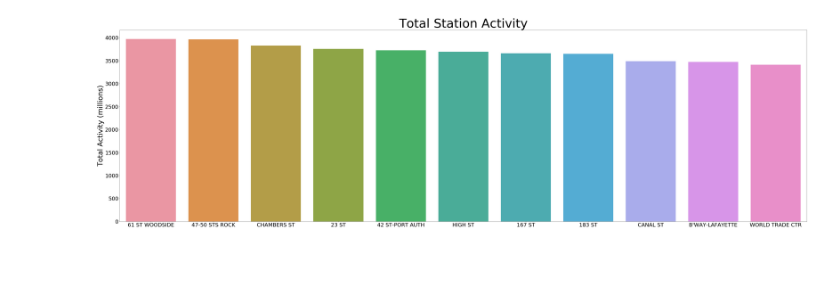
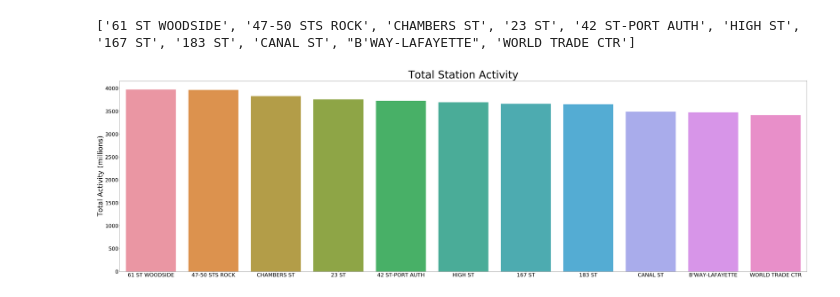
Before and after one commit to Ydu/Project_Benson, a Jupyter notebook: july 06 2019 sample analysis.ipynb, the cells around one changed output. Saved outputs shown, nothing was run; the diff lists cells and outputs as text; code cells hidden in the pictures; blank space fills up the shorter version.

```diff
--- a/july 06 2019 sample analysis.ipynb
+++ b/july 06 2019 sample analysis.ipynb
@@ -35,13 +35,21 @@ max_turnstile_col
+# %%
+### top stations with the most activity
+station_activity = MTA_turnstile_sample_data_190706.groupby("STATION", as_index = False)[["TURNSTILE_PASSES"]].max()
+station_activity = station_activity.sort_values("TURNSTILE_PASSES", ascending = False)
+
+n = 11 # get 1-n stations
+station_activity_condensed = station_activity.iloc[0:n]
+top_stations = [station for station in station_activity["STATION"]]
+print(top_stations[0:n])
+# %% [output]
+['61 ST WOODSIDE', '47-50 STS ROCK', 'CHAMBERS ST', '23 ST', '42 ST-PORT AUTH', 'HIGH ST', '167 ST', '183 ST', 'CANAL ST', "B'WAY-LAFAYETTE", 'WORLD TRADE CTR']
 # %%
-### top 10 stations with the most activity
-station_activity = MTA_turnstile_sample_data_190706.groupby("STATION", as_index = False)[["TURNSTILE_PASSES"]].max()
-station_activity = station_activity.sort_values("TURNSTILE_PASSES", ascending = False)
-station_activity_condensed = station_activity.iloc[0:11]
+### plot the top n-1 stations with the most activity
 plt.figure(figsize=(70, 20))
 activity_plot = sns.barplot(x = "STATION", y = "TURNSTILE_PASSES", data = station_activity_condensed);
-activity_plot.axes.set_title("Total Station Activity",fontsize=70)
+activity_plot.axes.set_title("Total Station Activity",fontsize=60)
 activity_plot.set_xlabel(None);
 activity_plot.set_ylabel("Total Activity (millions)",fontsize=40);
 activity_plot.tick_params(labelsize=30)
 # %% [output]
-[figure, old version]
+[figure, new version]
```
Also changed, not shown: parts of 1 cell of this notebook.
